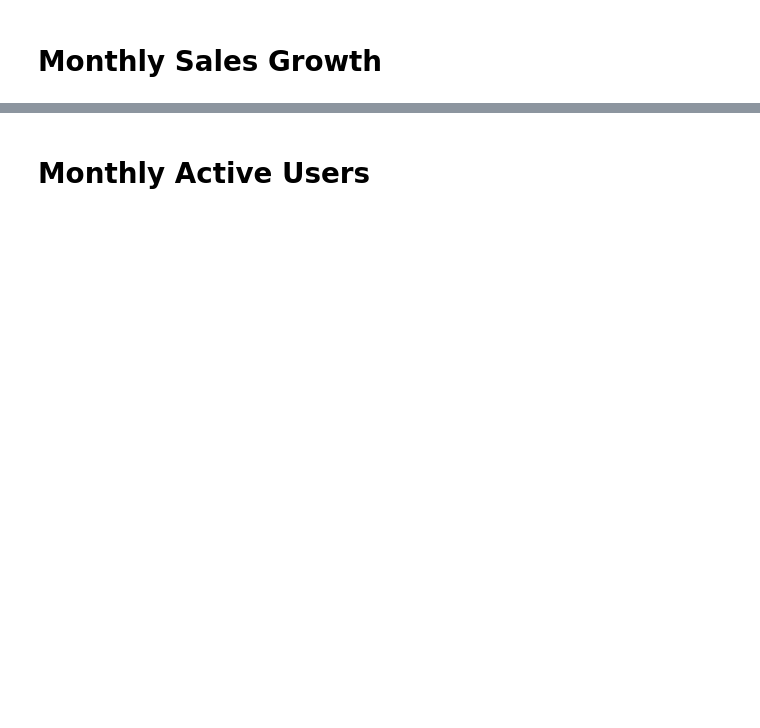
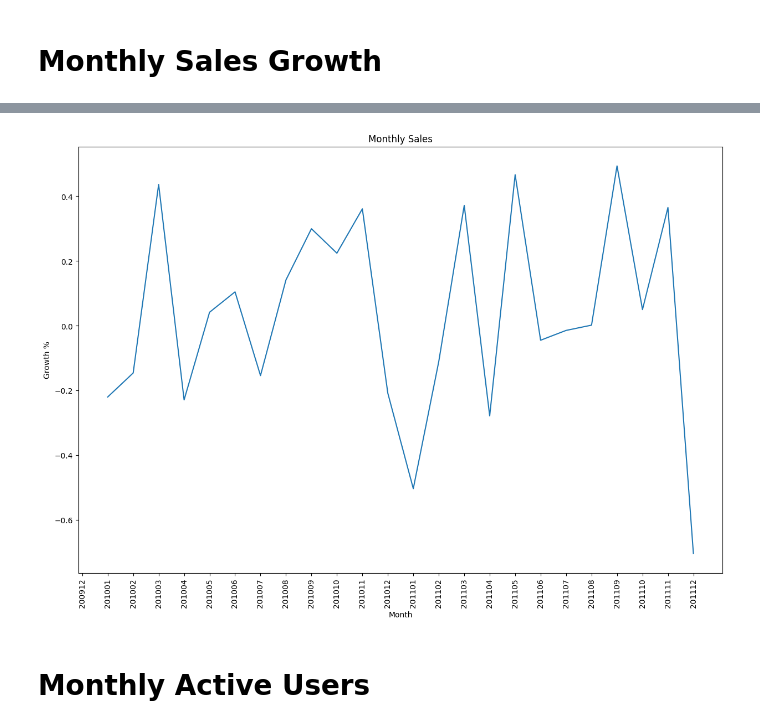
Before and after one commit to jarviscanada/jarvis_data_eng_FraserRaney, a Jupyter notebook: python_data_analytics/python_data_wrangling/retail_data_analytics_wrangling.ipynb, the cells around one changed output, grey strips where cells are left out. Saved outputs shown, nothing was run; the diff lists cells and outputs as text; code cells hidden in the pictures; blank space fills up the shorter version.

```diff
--- a/python_data_analytics/python_data_wrangling/retail_data_analytics_wrangling.ipynb
+++ b/python_data_analytics/python_data_wrangling/retail_data_analytics_wrangling.ipynb
@@ -247,3 +247,21 @@ summary.reset_index().plot(
+# %%
+monthly_sales = monthly_sales.sort_index()
+monthly_growth = monthly_sales.pct_change()
+# %%
+ax = monthly_growth.plot(
+    kind="line",
+    figsize=(15, 10),
+)
+
+ax.set_xticks(range(len(monthly_sales)))
+ax.set_xticklabels(monthly_sales.index, rotation=90)
+
+plt.title("Monthly Sales")
+plt.xlabel("Month")
+plt.ylabel("Growth %")
+plt.show()
+# %% [output]
+[figure, added]
 # %% [markdown]
 # Monthly Active Users
 # %% [markdown]
```
Also changed, not shown: parts of 9 cells of this notebook.
